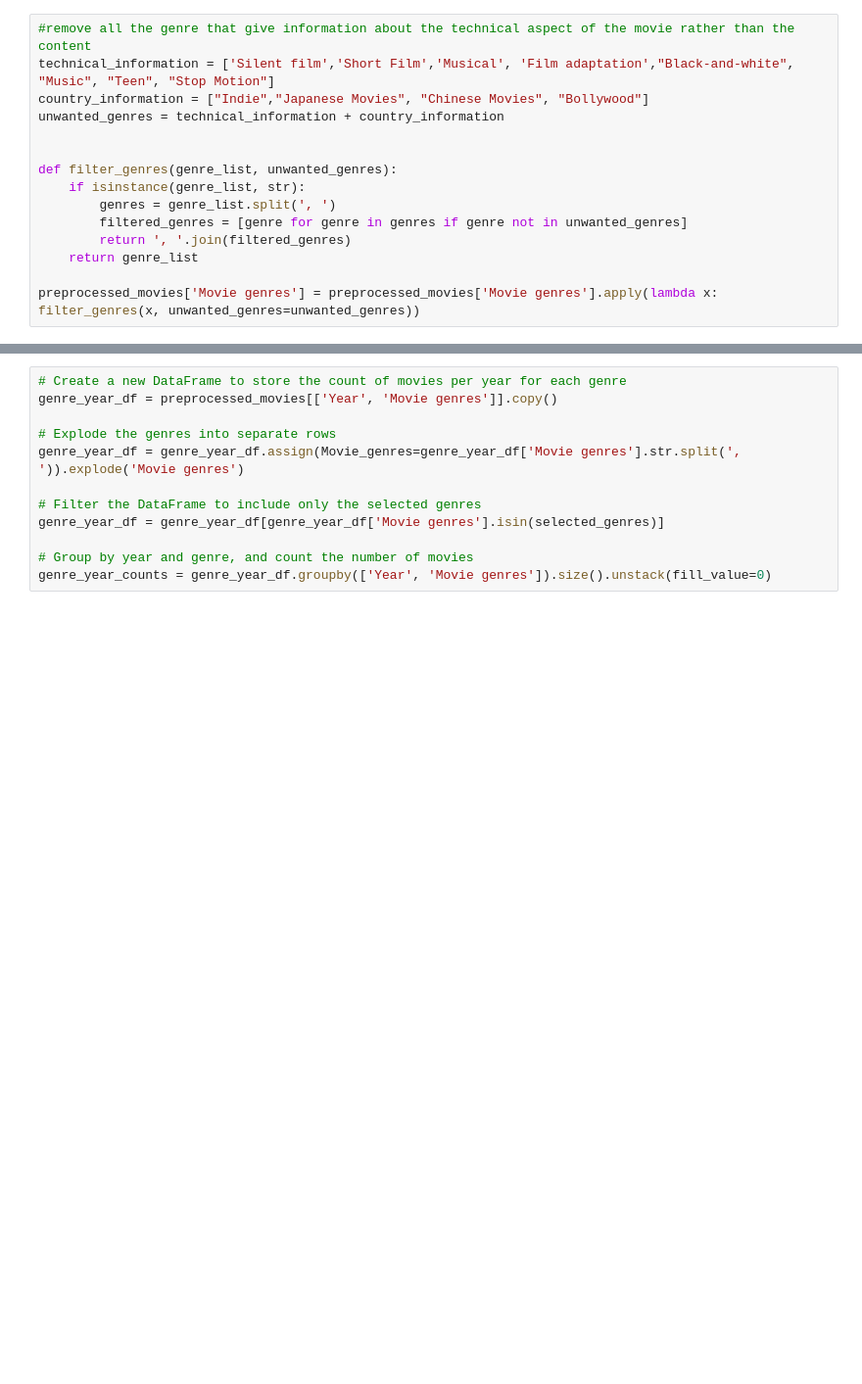
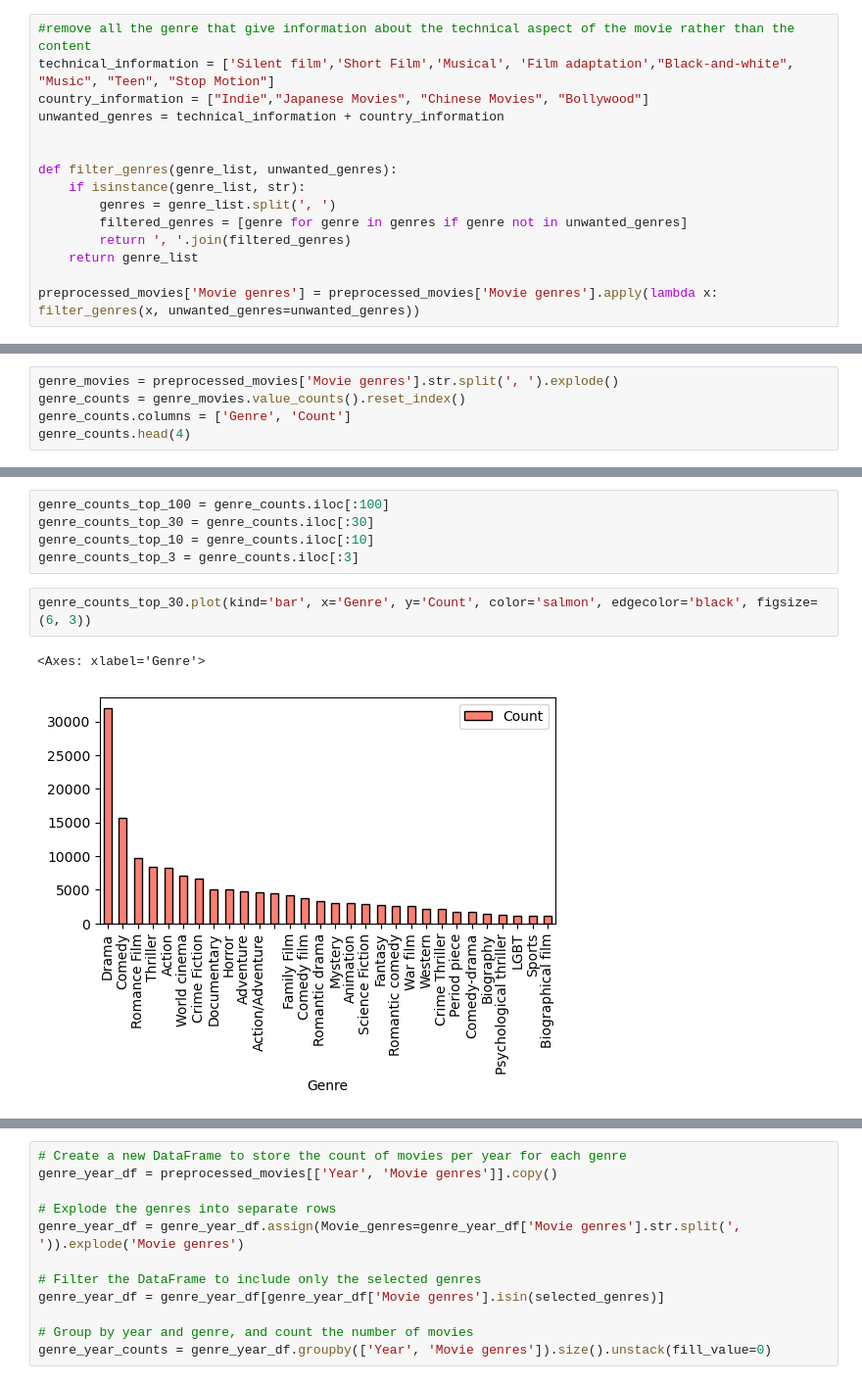
Before and after one commit to epfl-ada/ada-2024-project-nostringsadached, a Jupyter notebook: results.ipynb, the cells around one changed output, grey strips where cells are left out. Shown: that part at 98% size. Drawn from its saved outputs; the diff is of its cells as text; blank space fills up the shorter version.

Commit message:
genre classification tbc

```diff
--- a/results.ipynb
+++ b/results.ipynb
@@ -207,0 +161,5 @@ len(first_genre_selection)
+# %%
+genre_movies = preprocessed_movies['Movie genres'].str.split(', ').explode()
+genre_counts = genre_movies.value_counts().reset_index()
+genre_counts.columns = ['Genre', 'Count']
+genre_counts.head(4)
@@ -208 +172,11 @@ len(first_genre_selection)
+# %%
+genre_counts_top_100 = genre_counts.iloc[:100]
+genre_counts_top_30 = genre_counts.iloc[:30]
+genre_counts_top_10 = genre_counts.iloc[:10]
+genre_counts_top_3 = genre_counts.iloc[:3]
+# %%
+genre_counts_top_30.plot(kind='bar', x='Genre', y='Count', color='salmon', edgecolor='black', figsize=(6, 3))
+# %% [output]
+<Axes: xlabel='Genre'>
+[figure, added]
 # %%
```
Also changed, not shown: parts of 29 cells of this notebook.
